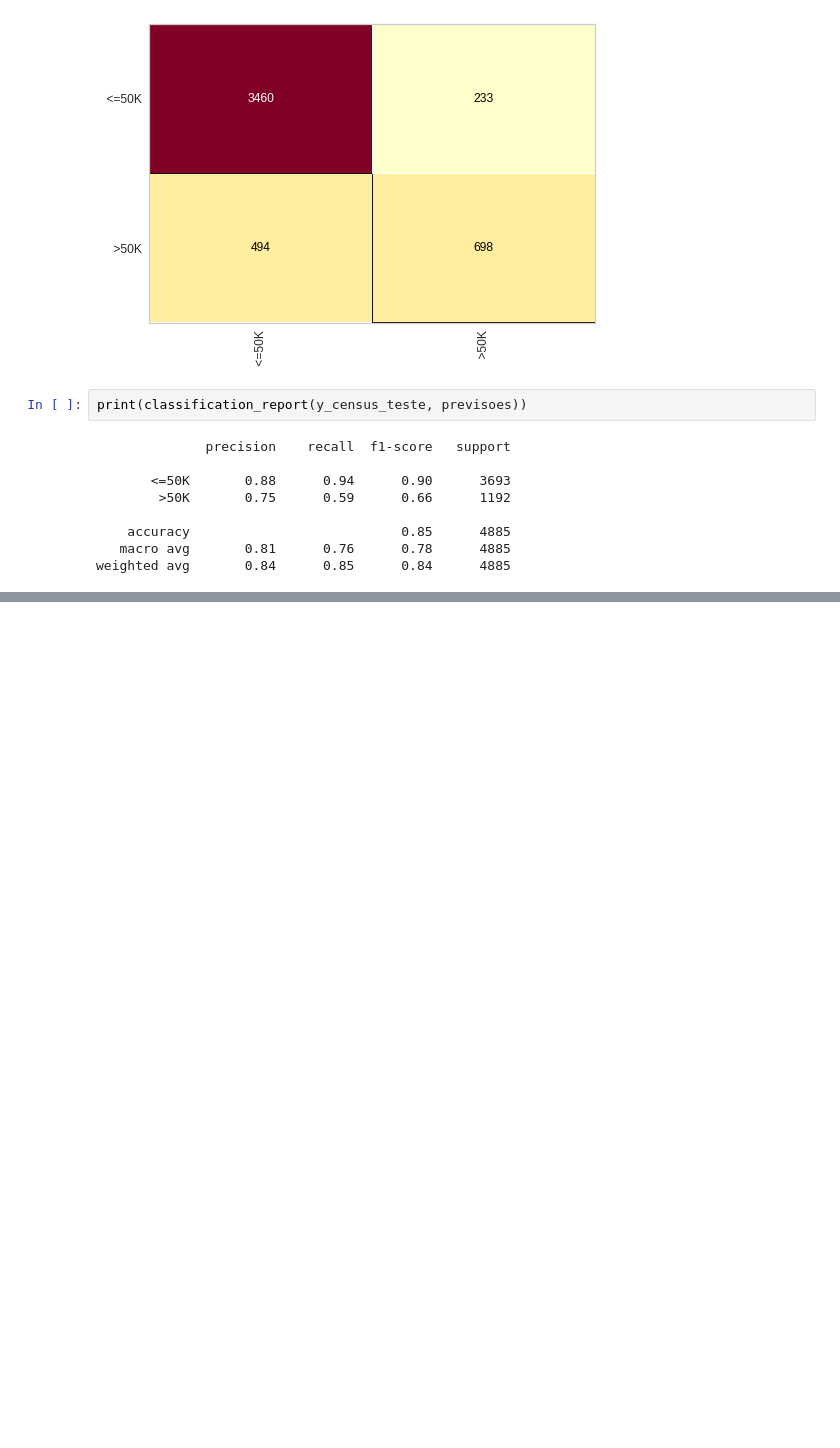
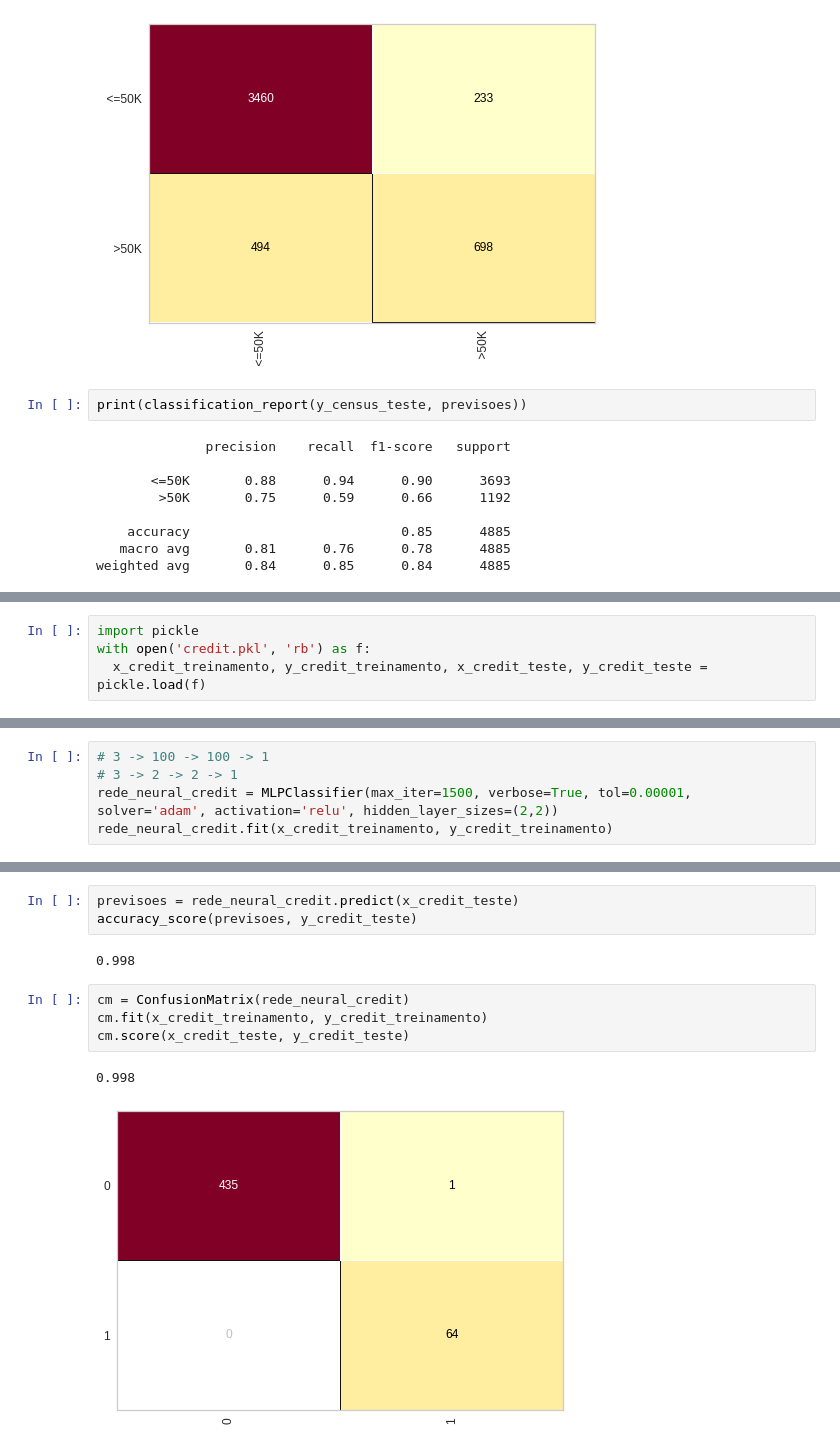
Before and after one commit to luhenr/processamentoDados-ML, a Jupyter notebook: DSML.ipynb, the cells around one changed output, grey strips where cells are left out. Cells and saved outputs as stored; diff of their text form; blank space fills up the shorter version.

Commit message:
redes neurais artificiais

```diff
--- a/DSML.ipynb
+++ b/DSML.ipynb
@@ -1402,0 +1412,4 @@ weighted avg       0.84      0.85      0.84      4885
+# %%
+import pickle
+with open('credit.pkl', 'rb') as f:
+  x_credit_treinamento, y_credit_treinamento, x_credit_teste, y_credit_teste = pickle.load(f)
@@ -1402,0 +1420,5 @@ weighted avg       0.84      0.85      0.84      4885
+# %%
+# 3 -> 100 -> 100 -> 1
+# 3 -> 2 -> 2 -> 1
+rede_neural_credit = MLPClassifier(max_iter=1500, verbose=True, tol=0.00001, solver='adam', activation='relu', hidden_layer_sizes=(2,2))
+rede_neural_credit.fit(x_credit_treinamento, y_credit_treinamento)
@@ -1402,0 +1444,12 @@ weighted avg       0.84      0.85      0.84      4885
+# %%
+previsoes = rede_neural_credit.predict(x_credit_teste)
+accuracy_score(previsoes, y_credit_teste)
+# %% [output]
+0.998
+# %%
+cm = ConfusionMatrix(rede_neural_credit)
+cm.fit(x_credit_treinamento, y_credit_treinamento)
+cm.score(x_credit_teste, y_credit_teste)
+# %% [output]
+0.998
+[figure, added]
```
Also changed, not shown: parts of 15 cells of this notebook.
